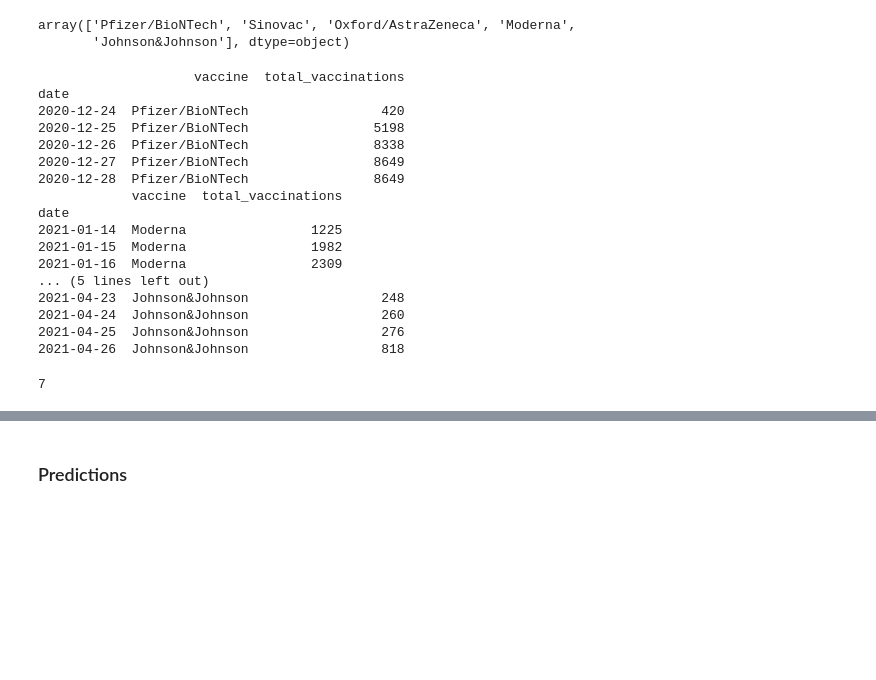
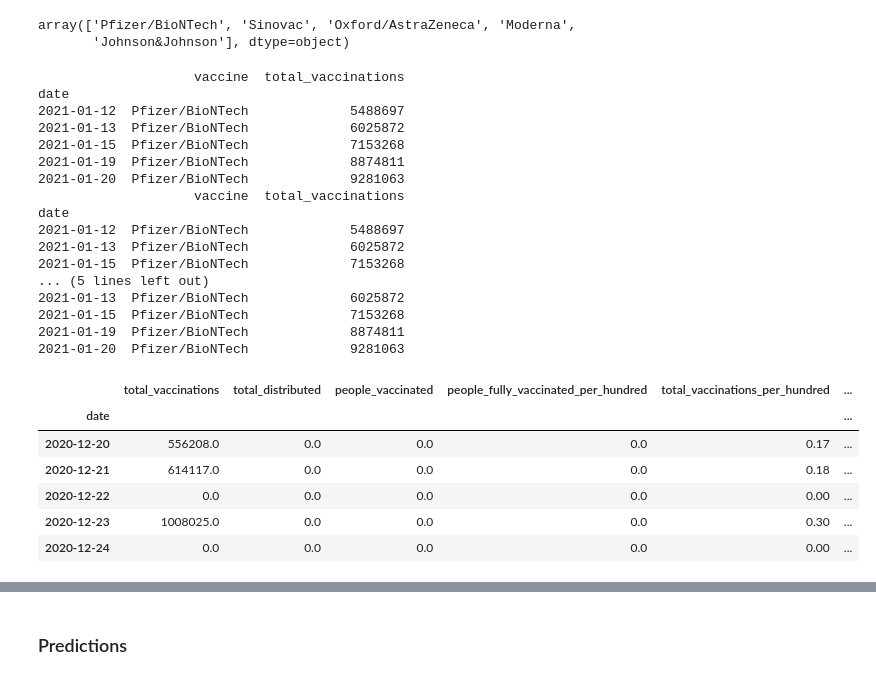
Before and after one commit to juno-yuu/COVID-Vaccine-and-Biotech-industry, a Jupyter notebook: Final_Project_Clean.ipynb, the cells around one changed output, grey strips where cells are left out. Saved outputs shown, nothing was run; the diff lists cells and outputs as text; code cells hidden in the pictures; blank space fills up the shorter version.

```diff
--- a/Final_Project_Clean.ipynb
+++ b/Final_Project_Clean.ipynb
@@ -97,34 +98,44 @@ manu.vaccine.unique()
 array(['Pfizer/BioNTech', 'Sinovac', 'Oxford/AstraZeneca', 'Moderna',
        'Johnson&Johnson'], dtype=object)
 # %%
-Pf_manu = manu.loc[manu.vaccine == 'Pfizer/BioNTech', ['vaccine', 'total_vaccinations']]
+Pf_manu = manu.loc[manu.vaccine == 'Pfizer/BioNTech']
+Pf_manu = Pf_manu.loc[Pf_manu.location == 'United States', ['vaccine', 'total_vaccinations']]
 print(Pf_manu.head())
 
-Mod_manu = manu.loc[manu.vaccine == 'Moderna', ['vaccine', 'total_vaccinations']]
-print(Mod_manu.head())
+Mod_manu = manu.loc[manu.vaccine == 'Moderna']
+Mod_manu = Mod_manu.loc[Mod_manu.location == 'United States', ['vaccine', 'total_vaccinations']]
+print(Pf_manu.head())
 
-JJ_manu = manu.loc[manu.vaccine == 'Johnson&Johnson', ['vaccine', 'total_vaccinations']]
-print(JJ_manu.head())
+JJ_manu = manu.loc[manu.vaccine == 'Johnson&Johnson']
+JJ_manu = JJ_manu.loc[JJ_manu.location == 'United States', ['vaccine', 'total_vaccinations']]
+print(Pf_manu.head())
 # %% [output]
                     vaccine  total_vaccinations
 date
-2020-12-24  Pfizer/BioNTech                 420
-2020-12-25  Pfizer/BioNTech                5198
-2020-12-26  Pfizer/BioNTech                8338
-2020-12-27  Pfizer/BioNTech                8649
-2020-12-28  Pfizer/BioNTech                8649
-            vaccine  total_vaccinations
+2021-01-12  Pfizer/BioNTech             5488697
+2021-01-13  Pfizer/BioNTech             6025872
+2021-01-15  Pfizer/BioNTech             7153268
+2021-01-19  Pfizer/BioNTech             8874811
+2021-01-20  Pfizer/BioNTech             9281063
+                    vaccine  total_vaccinations
 date
-2021-01-14  Moderna                1225
-2021-01-15  Moderna                1982
-2021-01-16  Moderna                2309
+2021-01-12  Pfizer/BioNTech             5488697
+2021-01-13  Pfizer/BioNTech             6025872
+2021-01-15  Pfizer/BioNTech             7153268
 ... (5 lines left out)
-2021-04-23  Johnson&Johnson                 248
-2021-04-24  Johnson&Johnson                 260
-2021-04-25  Johnson&Johnson                 276
-2021-04-26  Johnson&Johnson                 818
+2021-01-13  Pfizer/BioNTech             6025872
+2021-01-15  Pfizer/BioNTech             7153268
+2021-01-19  Pfizer/BioNTech             8874811
+2021-01-20  Pfizer/BioNTech             9281063
-# %%
-(Pf_manu.index == '2020-12-27').sum()
-# %% [output]
-7
+# %%
+vacci_us = vacci.groupby('date').sum()
+vacci_us.head()
+# %% [output]
+|  | total_vaccinations | total_distributed | people_vaccinated | people_fully_vaccinated_per_hundred | total_vaccinations_per_hundred | ... |
+| date |  |  |  |  |  | ... |
+| 2020-12-20 | 556208.0 | 0.0 | 0.0 | 0.0 | 0.17 | ... |
+| 2020-12-21 | 614117.0 | 0.0 | 0.0 | 0.0 | 0.18 | ... |
+| 2020-12-22 | 0.0 | 0.0 | 0.0 | 0.0 | 0.00 | ... |
+| 2020-12-23 | 1008025.0 | 0.0 | 0.0 | 0.0 | 0.30 | ... |
+| 2020-12-24 | 0.0 | 0.0 | 0.0 | 0.0 | 0.00 | ... |
 # %%
```
Also changed, not shown: parts of 5 cells of this notebook.
